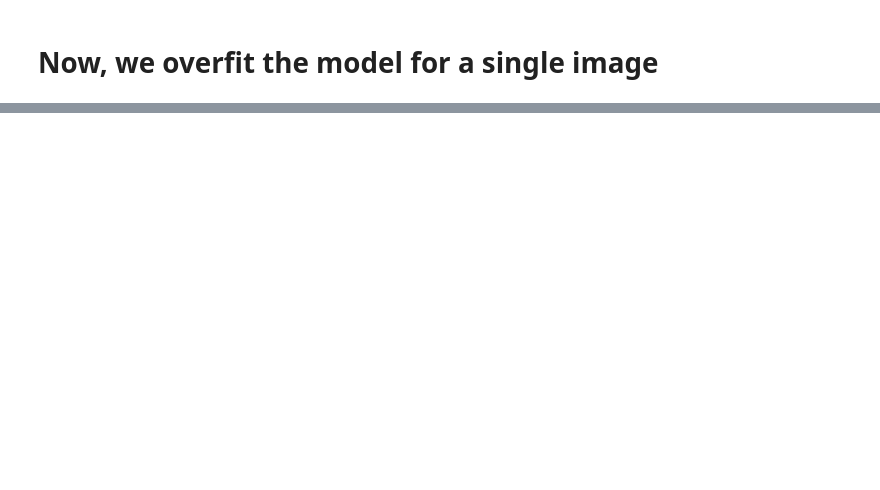
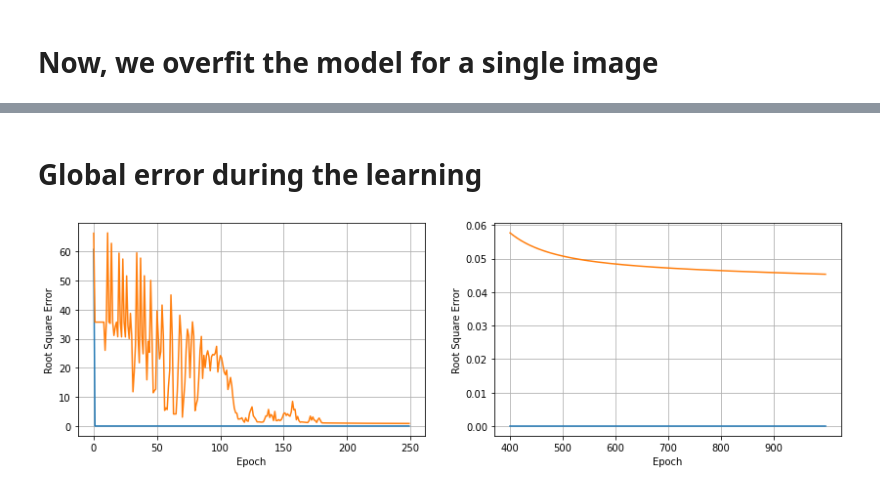
Before and after one commit to rpazuki/snn.tutorial, a Jupyter notebook: fully.obseverd.models.cross.feedback.ipynb, the cells around one changed output, grey strips where cells are left out. Cells and saved outputs as stored; diff of their text form; code cells hidden in the pictures; blank space fills up the shorter version.

```diff
--- a/fully.obseverd.models.cross.feedback.ipynb
+++ b/fully.obseverd.models.cross.feedback.ipynb
@@ -612,0 +637,25 @@ for j in [0,1]:
+# %%
+init_neuron = init_ws(image_size, K, T, cosin_feedback = False, seed=45)
+
+
+image_index = 0
+
+image = trainset[image_index, :, :]
+label = train_y[:, image_index, :]
+
+eta = 0.5
+max_epoch = 10000
+Error_S = np.zeros((2, max_epoch))
+network = [None, None]
+for i in range(neuron_numbers):
+    neuron = init_neuron(i)
+    network[i] = neuron
+
+    for epo in range(max_epoch):
+        _, errs = neuron.update(image, label[i, :], eta/(epo+1))
+        Error_S[i, epo] = np.sum(errs**2)
+        # Early stop
+        #if Error_S[i, epo] < 1e-16:
+        #    print(Error_S[i, epo])
+        #    print(i, epo)
+        #    break
@@ -612,0 +706,20 @@ for j in [0,1]:
+# %% [markdown]
+# Global error during the learning
+# %%
+fig = plt.figure(figsize=(14, 4))
+plt.subplot(121)
+plt.plot(np.sqrt(Error_S[0,:250]))
+plt.plot(np.sqrt(Error_S[1,:250]))
+plt.xlabel("Epoch")
+plt.ylabel("Root Square Error")
+plt.grid()
+plt.subplot(122)
+plt.plot(np.sqrt(Error_S[0,400:]))
+plt.plot(np.sqrt(Error_S[1,400:]))
+plt.xlabel("Epoch")
+plt.ylabel("Root Square Error")
+plt.xticks(ticks=[i*100  for i in range(6)] , labels=[i*100 + 400 for i in range(6)])
+plt.grid()
+plt.show()
+# %% [output]
+[figure, added]
```
Also changed, not shown: parts of 63 cells of this notebook, 5 other files.
